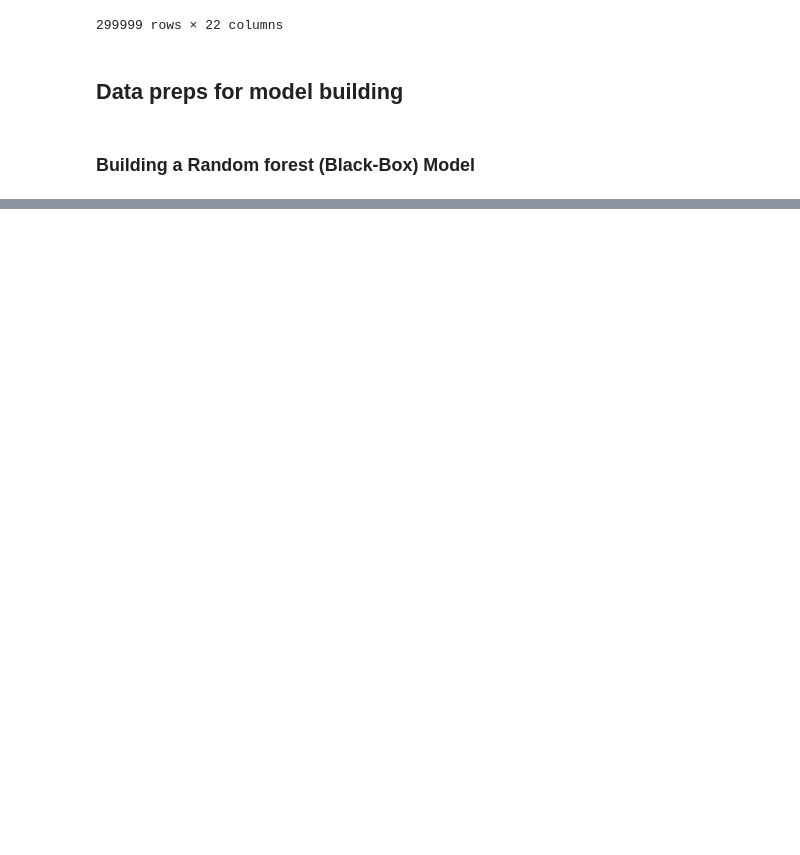
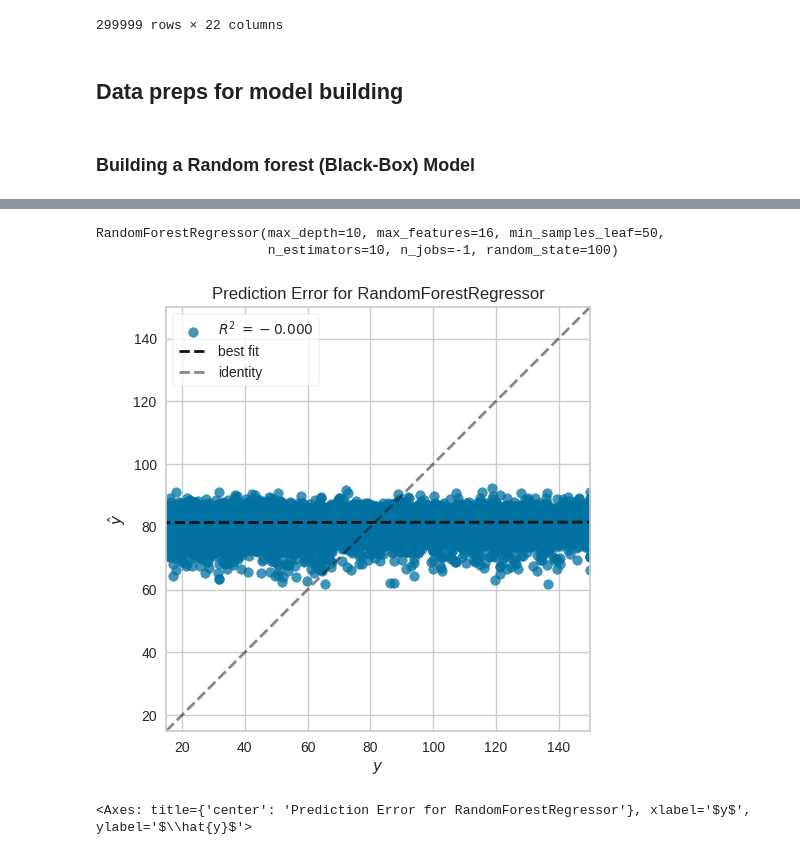
Before and after one commit to rakeshxp2007/Kaggle_Competitions, a Jupyter notebook: comp-2-backpack-prediction.ipynb, the cells around one changed output, grey strips where cells are left out. Saved outputs shown, nothing was run; the diff lists cells and outputs as text; code cells hidden in the pictures; blank space fills up the shorter version.

Commit message:
Back to Random forest

```diff
--- a/comp-2-backpack-prediction.ipynb
+++ b/comp-2-backpack-prediction.ipynb
@@ -177,11 +177,11 @@ X_train,X_test,y_train,y_test = train_test_split(X,y, train_size = 0.7, test_siz
 # %%
-# Define the custom scoring function for RMSE
-# rmse_scorer = make_scorer(mean_squared_error, squared=False)
+#Define the custom scoring function for RMSE
+rmse_scorer = make_scorer(mean_squared_error, squared=False)
 # %%
 # Instantiate the grid search model
-# from sklearn.model_selection import GridSearchCV
-# grid_search = GridSearchCV(estimator=rf,
-#                            param_grid=params,
-#                            cv=4,
-#                            verbose=1,
-#                            scoring = rmse_scorer)
+from sklearn.model_selection import GridSearchCV
+grid_search = GridSearchCV(estimator=rf,
+                           param_grid=params,
+                           cv=4,
+                           verbose=1,
+                           scoring = rmse_scorer)
@@ -189,0 +188,2 @@ X_train,X_test,y_train,y_test = train_test_split(X,y, train_size = 0.7, test_siz
+# %%
+grid_search.fit(X_train,y_train)
@@ -190,16 +198,22 @@ X_train,X_test,y_train,y_test = train_test_split(X,y, train_size = 0.7, test_siz
 # %%
 # Use the best estimator from GridSearchCV
-# rf_best = grid_search.best_estimator_
-# rf_best
+rf_best = grid_search.best_estimator_
+rf_best
+# %% [output]
+RandomForestRegressor(max_depth=10, max_features=16, min_samples_leaf=50,
+                      n_estimators=10, n_jobs=-1, random_state=100)
 # %%
-# from yellowbrick.regressor import PredictionError
+ from yellowbrick.regressor import PredictionError
 
 
-# # Create the prediction error plot using the best estimator
-# visualizer = PredictionError(rf_best)
-# visualizer.fit(X, y)  # Fit the training data to the visualizer
-# visualizer.score(X, y)  # Evaluate the model on the test data
-# visualizer.show()  # Finalize and render the figure
+# Create the prediction error plot using the best estimator
+visualizer = PredictionError(rf_best)
+visualizer.fit(X_train, y_train)  # Fit the training data to the visualizer
+visualizer.score(X_test, y_test)  # Evaluate the model on the test data
+visualizer.show()  # Finalize and render the figure
 
 
-# #------------ 1st model R-squared:0.048
+#------------ 1st model R-squared:0.048
+# %% [output]
+[figure, added]
+<Axes: title={'center': 'Prediction Error for RandomForestRegressor'}, xlabel='$y$', ylabel='$\\hat{y}$'>
```
Also changed, not shown: parts of 16 cells of this notebook.
